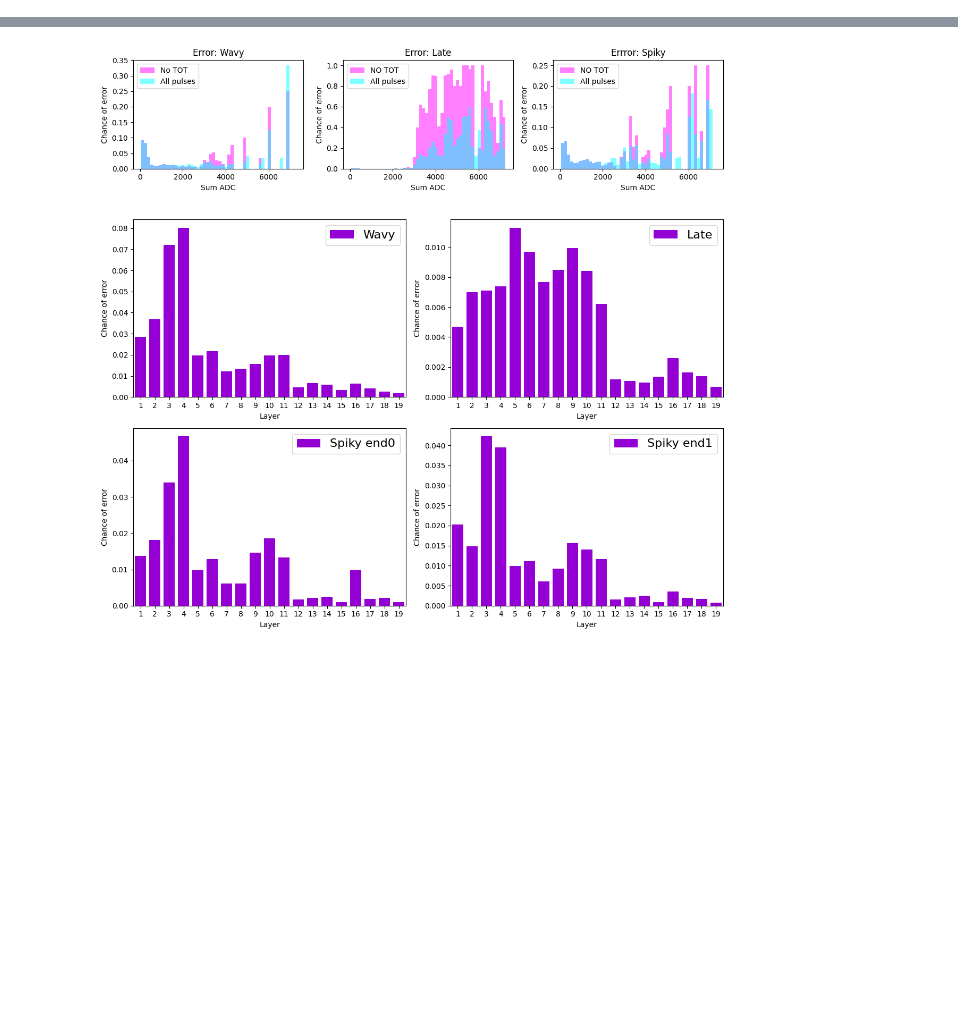
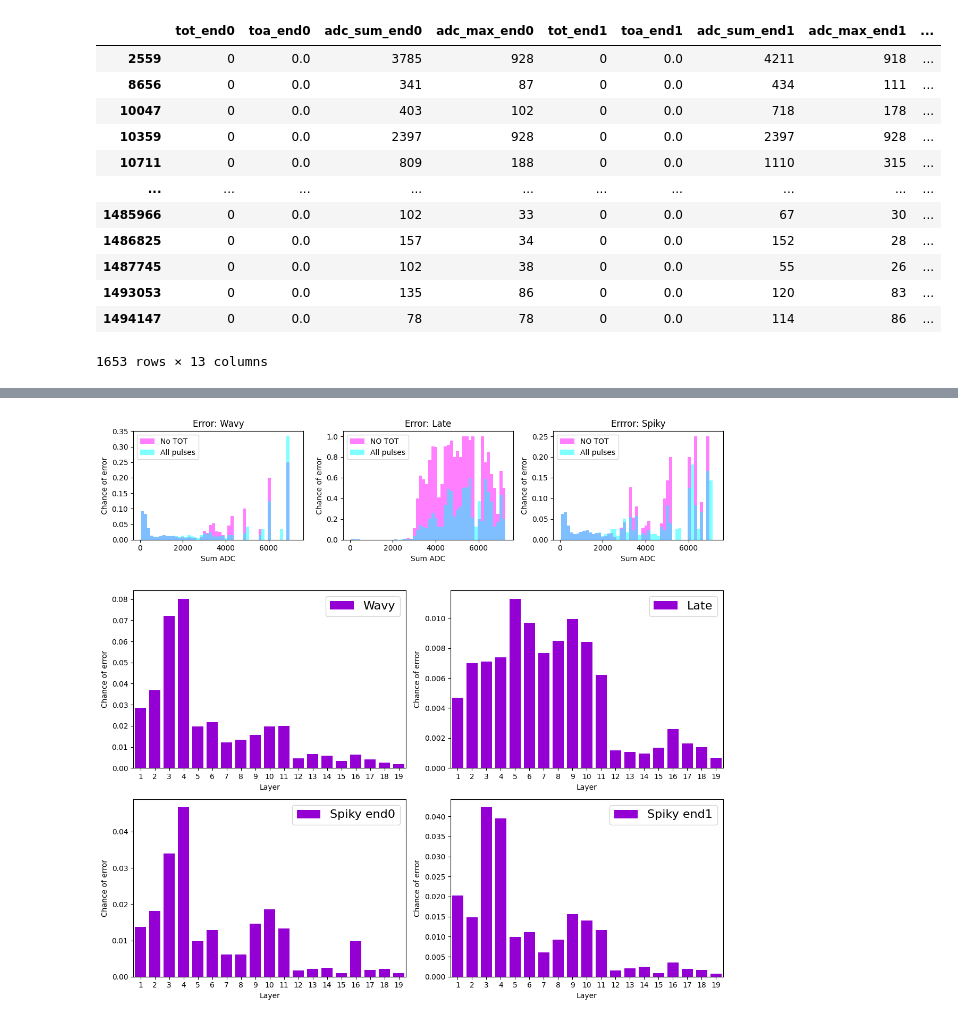
Before and after one commit to gajdangreta/hcalTestBeam, a Jupyter notebook: hcalEnv/notebooks/pulse_analysis.ipynb, the cells around one changed output, grey strips where cells are left out. Saved outputs shown, nothing was run; the diff lists cells and outputs as text; code cells hidden in the pictures; blank space fills up the shorter version.

```diff
--- a/hcalEnv/notebooks/pulse_analysis.ipynb
+++ b/hcalEnv/notebooks/pulse_analysis.ipynb
@@ -60,0 +116,16 @@ non_TOT=big_df[(big_df["tot_end0"]==0) & (big_df["tot_end1"]==0)]
+# %%
+big_df[(big_df["toa_end0"]==0) & (big_df["problem_type"])]
+# %% [output]
+|  | tot_end0 | toa_end0 | adc_sum_end0 | adc_max_end0 | tot_end1 | toa_end1 | adc_sum_end1 | adc_max_end1 | ... |
+| 2559 | 0 | 0.0 | 3785 | 928 | 0 | 0.0 | 4211 | 918 | ... |
+| 8656 | 0 | 0.0 | 341 | 87 | 0 | 0.0 | 434 | 111 | ... |
+| 10047 | 0 | 0.0 | 403 | 102 | 0 | 0.0 | 718 | 178 | ... |
+| 10359 | 0 | 0.0 | 2397 | 928 | 0 | 0.0 | 2397 | 928 | ... |
+| 10711 | 0 | 0.0 | 809 | 188 | 0 | 0.0 | 1110 | 315 | ... |
+| ... | ... | ... | ... | ... | ... | ... | ... | ... | ... |
+| 1485966 | 0 | 0.0 | 102 | 33 | 0 | 0.0 | 67 | 30 | ... |
+| 1486825 | 0 | 0.0 | 157 | 34 | 0 | 0.0 | 152 | 28 | ... |
+| 1487745 | 0 | 0.0 | 102 | 38 | 0 | 0.0 | 55 | 26 | ... |
+| 1493053 | 0 | 0.0 | 135 | 86 | 0 | 0.0 | 120 | 83 | ... |
+| 1494147 | 0 | 0.0 | 78 | 78 | 0 | 0.0 | 114 | 86 | ... |
+1653 rows × 13 columns
```
Also changed, not shown: parts of 15 cells of this notebook, 2 other files.
